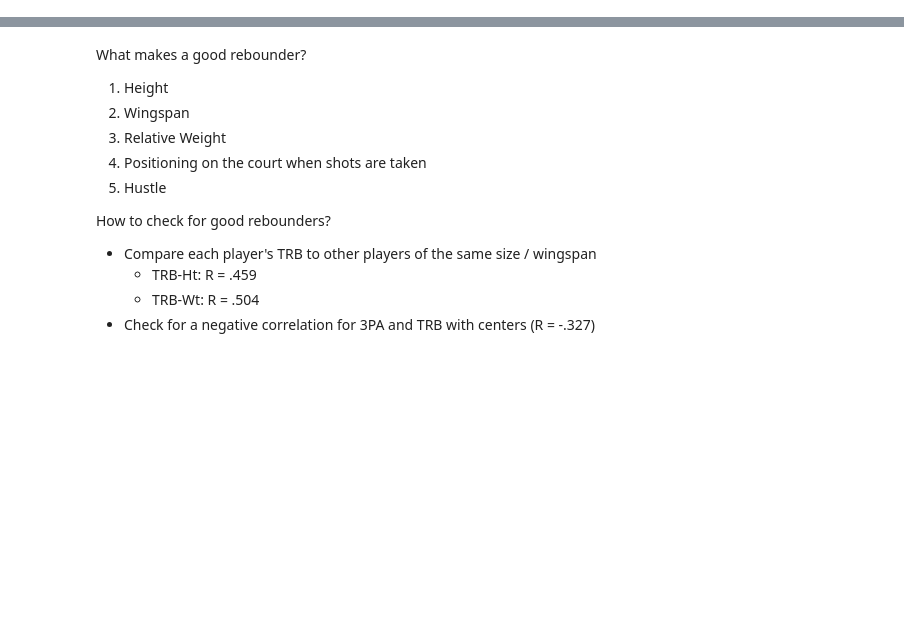
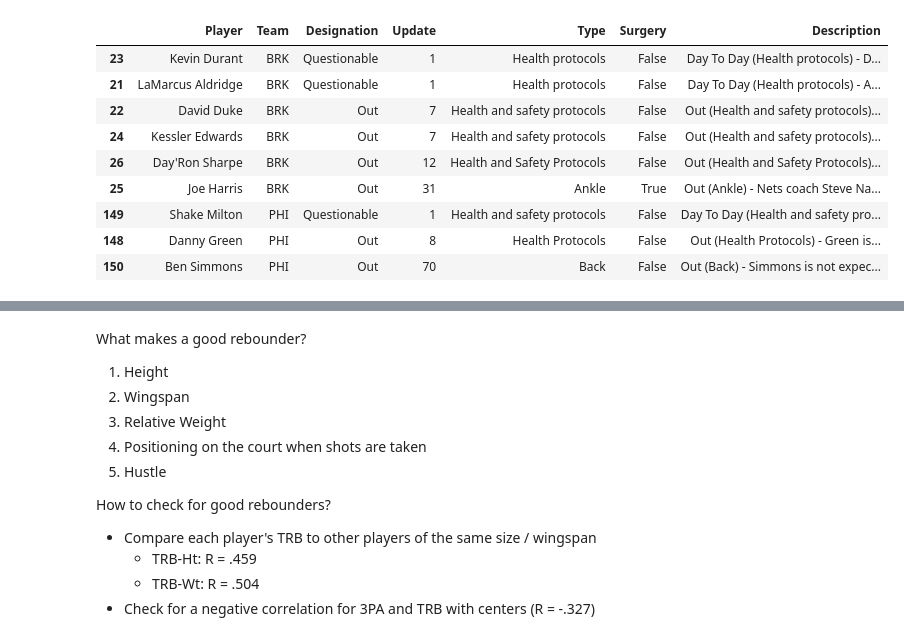
Before and after one commit to ntschopp/nba-analyzer, a Jupyter notebook: basket-master.ipynb, the cells around one changed output, grey strips where cells are left out. Drawn from its saved outputs; the diff is of its cells as text; code cells hidden in the pictures; blank space fills up the shorter version.

```diff
--- a/basket-master.ipynb
+++ b/basket-master.ipynb
@@ -220,6 +261,18 @@ def get_team_offense(filter="means",position="ALL",minutes=0,min_ht=min(players[
     raise NameError("The filter parameter must be either 'totals' or 'means")
 # %%
 def get_team_defense(filter="totals",position="ALL",roster="FULL",min_ht=min(players["Ht"]),max_ht=max(players["Ht"])):
+    """
+    Create a sortable leaderboard for all stats against each team.
+    Filter: Three options to view the team stats
+            - 'totals' returns player totals for the season
+            - 'means' returns player averages per game
+            - 'per_36' returns player averages per 36 minutes played
+    Position: Include only the stats for a certain position
+            - Available Options: 'PG','SG','SF','PF','C'
+    Minutes: Include only the stats for players with a minimum amount of minutes played
+    Min_Ht: Only include stats from players with a minimum height expressed in inches as an integer
+    Max_Ht: Only include stats from players with a maximum height expressed in inches as an integer
+    """
     if filter=="totals" or filter=="means" or filter=="per_36":
         team_totals = {}
         for team in teams:
@@ -258,7 +311,5 @@ team_def_PF = get_team_defense("per_36","PF")
 team_def_SF = get_team_defense("per_36","SF")
 team_def_SG = get_team_defense("per_36","SG")
 team_def_PG = get_team_defense("per_36","PG")
-# team_def_starters = get_team_defense("per_36",roster=1)
-# team_def_bench = get_team_defense("per_36",roster=0)
 # %%
 def get_injury_report(team="ALL"):
@@ -308,6 +389,18 @@ def get_matchups(date_=datetime.date.today()):
 games_today = get_matchups()
 # %%
 def get_dashboard(team,category):
+    """
+    An attempt to simplify and condense many of the previous functions for quicker matchup analysis.
+    Team: Look up only the player stats for a certain team
+            - Any team abbreviation from 'teams' is allowed
+    Category: Look up certain aspects of a given matchup
+            - History: The previous player logs for each matchup between two teams.
+            - Injuries: Shows injury status of all current players from both teams in a matchup.
+            - Rosters: Shows current full roster of both teams in a matchup.
+            - Overall: Look up team defense stats for both teams in a matchup.
+                - Can also look up team defenses against certain positions by passing in that position abbreviation
+                    - ex("PG","SG","SF","PF","C")
+    """
     category == category.capitalize()
     if team not in teams:
         raise NameError("Invalid team selection")
@@ -385,0 +442,13 @@ games_today
+# %%
+get_dashboard(tm1,"Injuries")
+# %% [output]
+|  | Player | Team | Designation | Update | Type | Surgery | Description |
+| 23 | Kevin Durant | BRK | Questionable | 1 | Health protocols | False | Day To Day (Health protocols) - D... |
+| 21 | LaMarcus Aldridge | BRK | Questionable | 1 | Health protocols | False | Day To Day (Health protocols) - A... |
+| 22 | David Duke | BRK | Out | 7 | Health and safety protocols | False | Out (Health and safety protocols)... |
+| 24 | Kessler Edwards | BRK | Out | 7 | Health and safety protocols | False | Out (Health and safety protocols)... |
+| 26 | Day'Ron Sharpe | BRK | Out | 12 | Health and Safety Protocols | False | Out (Health and Safety Protocols)... |
+| 25 | Joe Harris | BRK | Out | 31 | Ankle | True | Out (Ankle) - Nets coach Steve Na... |
+| 149 | Shake Milton | PHI | Questionable | 1 | Health and safety protocols | False | Day To Day (Health and safety pro... |
+| 148 | Danny Green | PHI | Out | 8 | Health Protocols | False | Out (Health Protocols) - Green is... |
+| 150 | Ben Simmons | PHI | Out | 70 | Back | False | Out (Back) - Simmons is not expec... |
```
Also changed, not shown: parts of 17 cells of this notebook.
